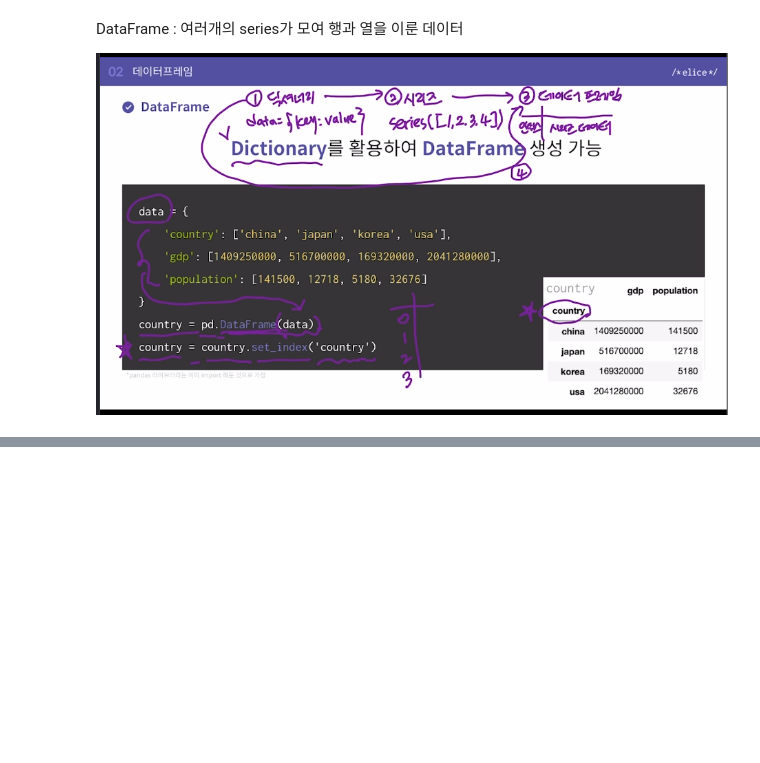
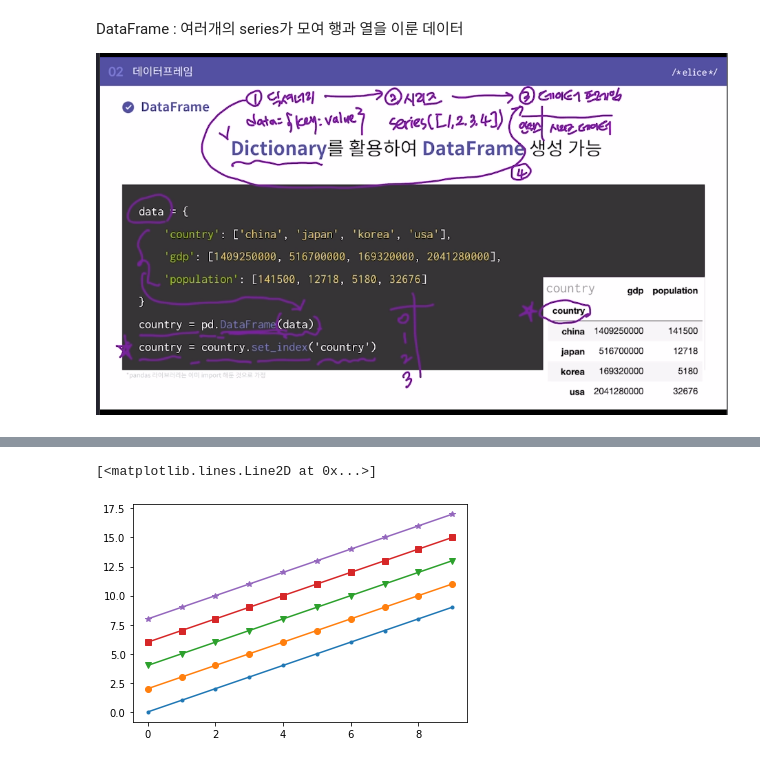
Before and after one commit to sanmaru11/Data_Analysis, a Jupyter notebook: data_lib.ipynb, the cells around one changed output, grey strips where cells are left out. Cells and saved outputs as stored; diff of their text form; code cells hidden in the pictures; blank space fills up the shorter version.

```diff
--- a/data_lib.ipynb
+++ b/data_lib.ipynb
@@ -281,0 +811,11 @@ usa         32676  2041280000
+# %%
+fig, ax = plt.subplots()
+x = np.arange(10)
+ax.plot(x, x, marker = ".")
+ax.plot(x, x+2, marker = "o")
+ax.plot(x, x+4, marker = "v")
+ax.plot(x, x+6, marker = "s")
+ax.plot(x, x+8, marker = "*")
+# %% [output]
+[<matplotlib.lines.Line2D at 0x...>]
+[figure, added]
```
Also changed, not shown: parts of 51 cells of this notebook.
